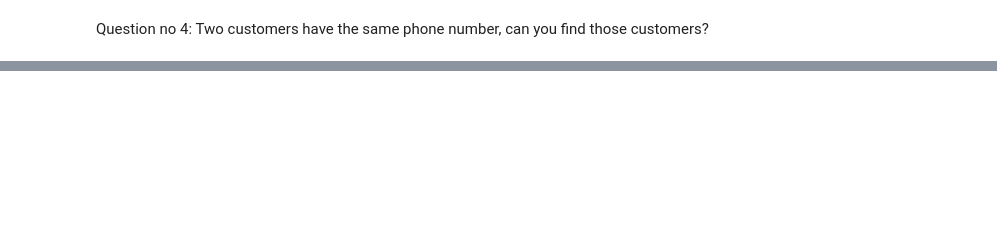
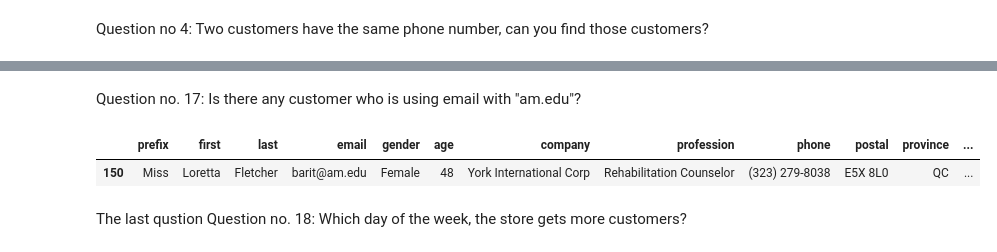
Before and after one commit to mdarafat-boop/Exploratory_Data_Analysis_EDA_with_PANDAS, a Jupyter notebook: Copy_of_cust_pranch_data_exracice.ipynb, the cells around one changed output, grey strips where cells are left out. Cells and saved outputs as stored; diff of their text form; code cells hidden in the pictures; blank space fills up the shorter version.

```diff
--- a/Copy_of_cust_pranch_data_exracice.ipynb
+++ b/Copy_of_cust_pranch_data_exracice.ipynb
@@ -31,0 +191,10 @@ cust.groupby('phone')['first'].count().sort_values(ascending=False).head(1)
+# %% [markdown]
+Question no. 17:  Is there any customer who is using email with "am.edu"?
+# %%
+cust[cust['email'].apply(lambda x: x.split('@')[1]) == 'am.edu']
+# %% [output]
+|  | prefix | first | last | email | gender | age | company | profession | phone | postal | province | ... |
+| 150 | Miss | Loretta | Fletcher | barit@am.edu | Female | 48 | York International Corp | Rehabilitation Counselor | (323) 279-8038 | E5X 8L0 | QC | ... |
+# %% [markdown]
+The last qustion
+Question no. 18: Which day of the week, the store gets more customers?
```
Also changed, not shown: parts of 34 cells of this notebook.
